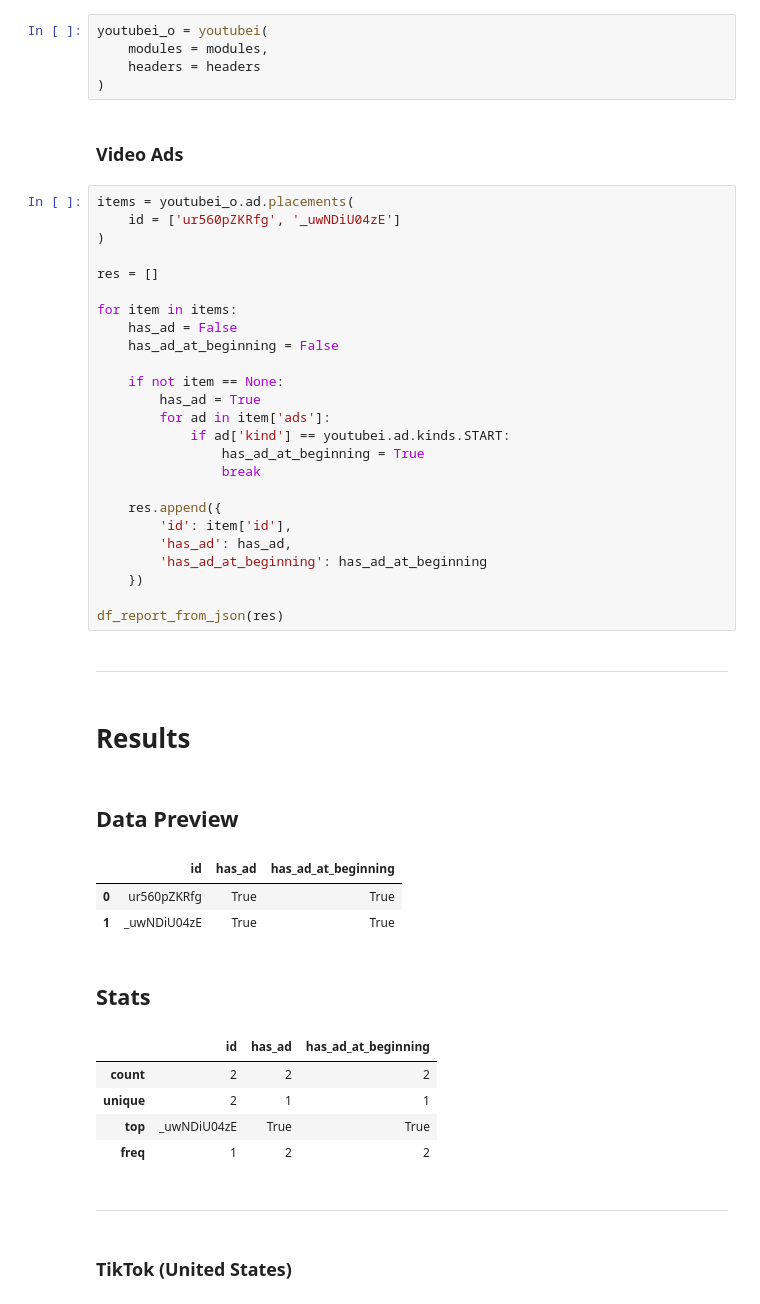
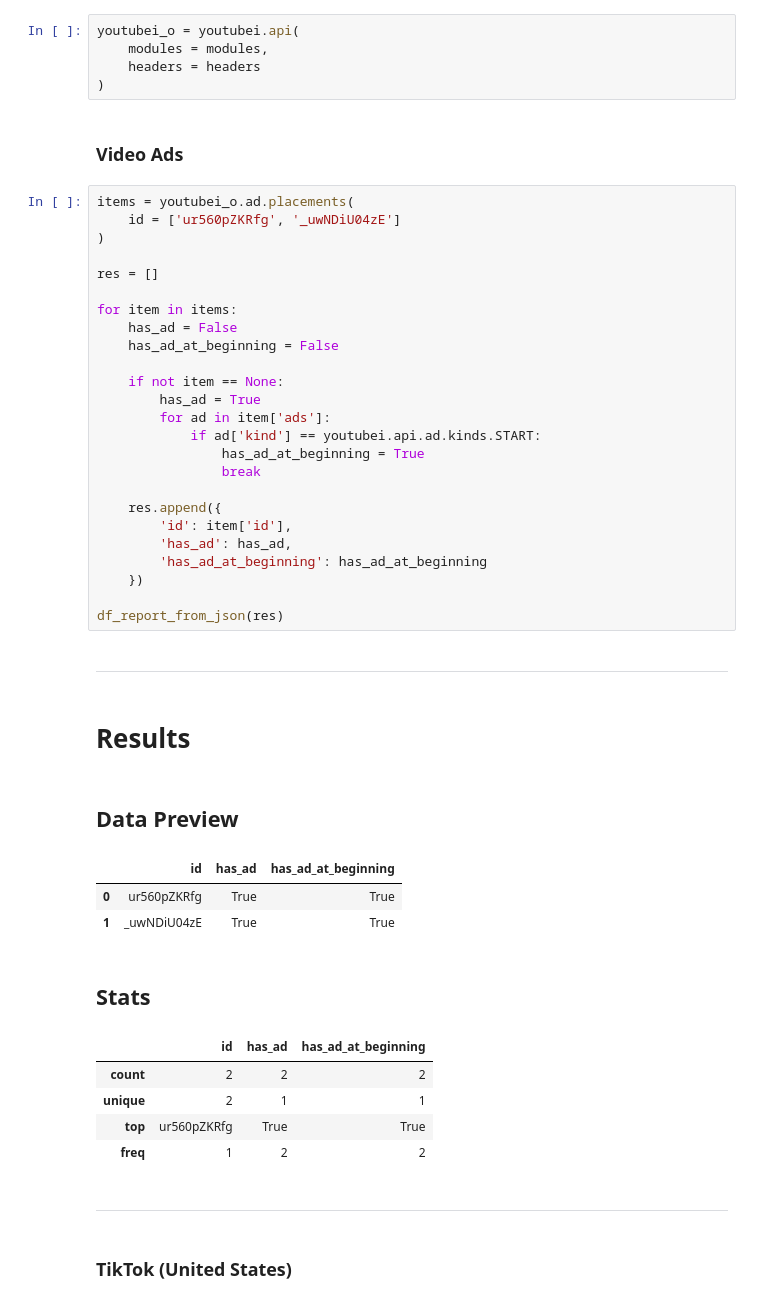
Before and after one commit to oakaigh/cogs108-wi21-group068, a Jupyter notebook: EDA/demo.ipynb, the cells around one changed output. Cells and saved outputs as stored; diff of their text form.

```diff
--- a/EDA/demo.ipynb
+++ b/EDA/demo.ipynb
@@ -186,7 +189,7 @@ df_report_from_json(list(items))
 # %% [markdown]
 ## YouTube Internals
 # %%
-youtubei_o = youtubei(
+youtubei_o = youtubei.api(
     modules = modules,
     headers = headers
 )
@@ -200,35 +203,35 @@ items = youtubei_o.ad.placements(
 res = []
 
 for item in items:
     has_ad = False
     has_ad_at_beginning = False
 
     if not item == None:
         has_ad = True
         for ad in item['ads']:
-            if ad['kind'] == youtubei.ad.kinds.START:
+            if ad['kind'] == youtubei.api.ad.kinds.START:
                 has_ad_at_beginning = True
                 break
 
     res.append({
         'id': item['id'],
         'has_ad': has_ad,
         'has_ad_at_beginning': has_ad_at_beginning
     })
 
 df_report_from_json(res)
 # %% [output]
 ---
 # Results
 ## Data Preview
 |  | id | has_ad | has_ad_at_beginning |
 | 0 | ur560pZKRfg | True | True |
 | 1 | _uwNDiU04zE | True | True |
 ## Stats
 |  | id | has_ad | has_ad_at_beginning |
 | count | 2 | 2 | 2 |
 | unique | 2 | 1 | 1 |
-| top | _uwNDiU04zE | True | True |
+| top | ur560pZKRfg | True | True |
 | freq | 1 | 2 | 2 |
 ---
 # %% [markdown]
```
Also changed, not shown: parts of 8 cells of this notebook, 11 other files.
